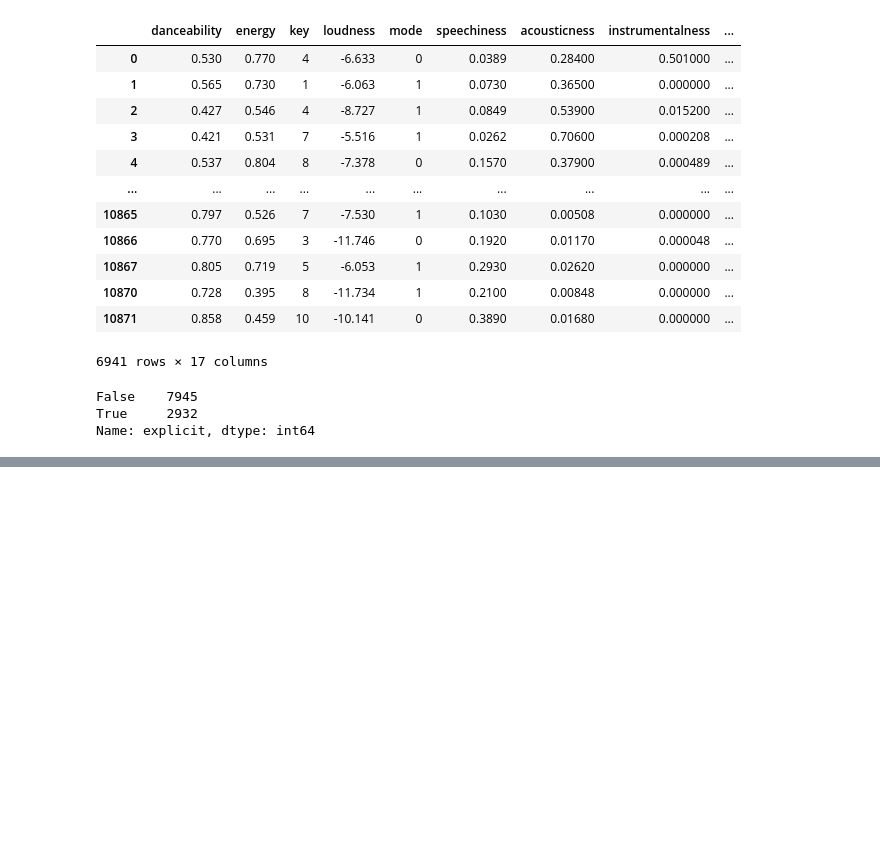
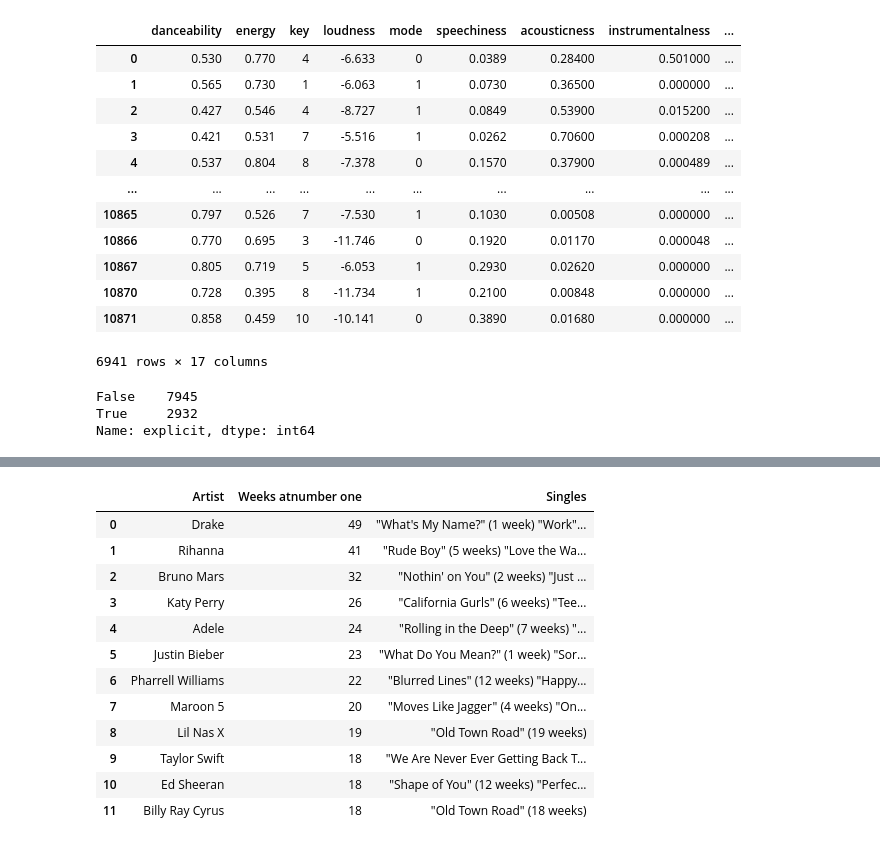
Before and after one commit to jodiambra/Code-Pudding, a Jupyter notebook: notebook.ipynb, the cells around one changed output, grey strips where cells are left out. Drawn from its saved outputs; the diff is of its cells as text; code cells hidden in the pictures; blank space fills up the shorter version.

```diff
--- a/notebook.ipynb
+++ b/notebook.ipynb
@@ -595,0 +689,22 @@ px.histogram(unpopular.instrumentalness)
+# %%
+# Artists by total cumulative weeks at number-one
+tables = pd.read_html(URL)
+table3 = tables[4]
+
+pd.set_option('display.max_columns', 20)
+pd.set_option('display.width', 1000)
+table3
+# %% [output]
+|  | Artist | Weeks atnumber one | Singles |
+| 0 | Drake | 49 | "What's My Name?" (1 week) "Work"... |
+| 1 | Rihanna | 41 | "Rude Boy" (5 weeks) "Love the Wa... |
+| 2 | Bruno Mars | 32 | "Nothin' on You" (2 weeks) "Just ... |
+| 3 | Katy Perry | 26 | "California Gurls" (6 weeks) "Tee... |
+| 4 | Adele | 24 | "Rolling in the Deep" (7 weeks) "... |
+| 5 | Justin Bieber | 23 | "What Do You Mean?" (1 week) "Sor... |
+| 6 | Pharrell Williams | 22 | "Blurred Lines" (12 weeks) "Happy... |
+| 7 | Maroon 5 | 20 | "Moves Like Jagger" (4 weeks) "On... |
+| 8 | Lil Nas X | 19 | "Old Town Road" (19 weeks) |
+| 9 | Taylor Swift | 18 | "We Are Never Ever Getting Back T... |
+| 10 | Ed Sheeran | 18 | "Shape of You" (12 weeks) "Perfec... |
+| 11 | Billy Ray Cyrus | 18 | "Old Town Road" (18 weeks) |
```
Also changed, not shown: parts of 7 cells of this notebook.
